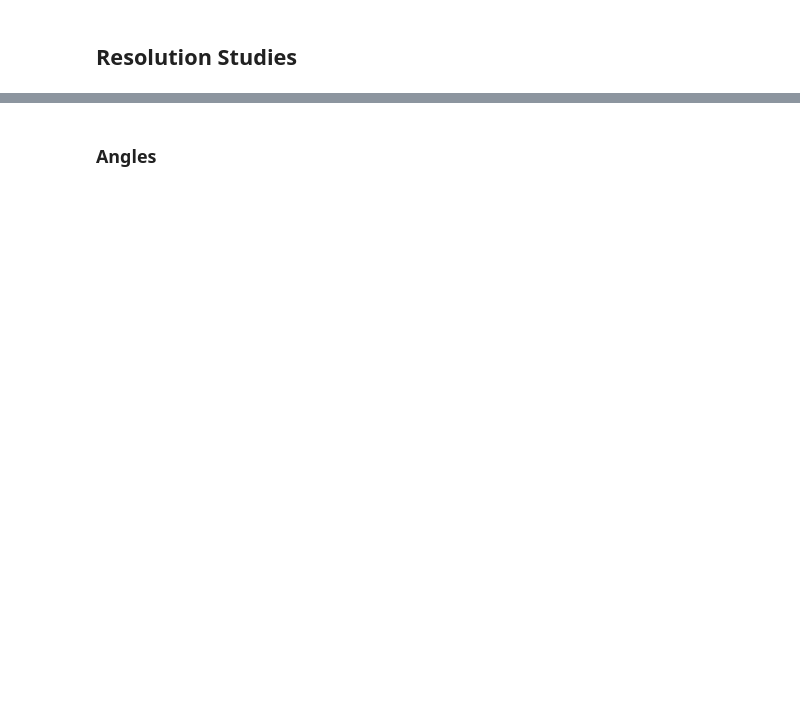
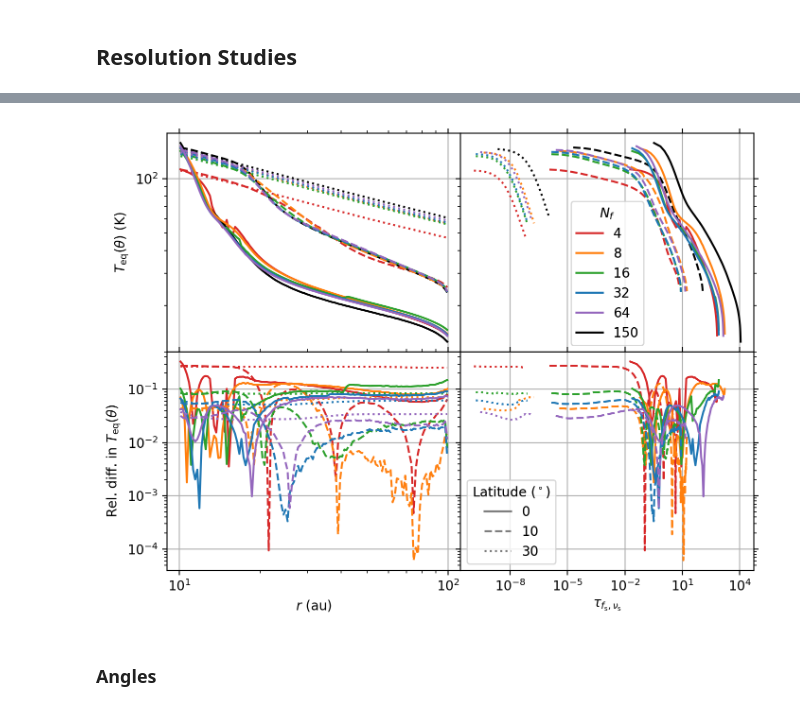
Before and after one commit to sabaronett/rad-hydro, a Jupyter notebook: ipynb/ManuscriptFigures.ipynb, the cells around one changed output, grey strips where cells are left out. Drawn from its saved outputs; the diff is of its cells as text; code cells hidden in the pictures; blank space fills up the shorter version.

```diff
--- a/ipynb/ManuscriptFigures.ipynb
+++ b/ipynb/ManuscriptFigures.ipynb
@@ -1753,2 +1764,97 @@ plt.savefig('figs/optimized_profiles.pdf', bbox_inches='tight', pad_inches=0.01)
+# %%
+#===============================================================================
+import matplotlib.colors
+import matplotlib.pyplot as plt
+import numpy as np
+import sys
+sys.path.insert(0, '/home/stanley/github/PrincetonUniversity/athena/vis/python')
+import athena_read
+
+# Constants, units, conversions
+arad    = 7.565733250033928e-15
+c_speed = 2.99792458e10  # // speed of light
+rad2deg = 180/np.pi      # [deg]
+au      = 1.495978707e13 # astronomical unit [cm]
+
+# Prepare plots
+fig, axs = plt.subplots(nrows=2, ncols=2, sharex='col', sharey='row',
+                        figsize=(8, 6), dpi=200)
+tab_colors = ['tab:red', 'tab:orange', 'tab:green', 'tab:blue', 'tab:purple']
+lss = ['solid', 'dashed', 'dotted']
+theta_degs = [90, 80, 60]
+c_solns, ls_thetas, ref_soln = [], [], []
+
+# RADMC-3D
+base = '/home/stanley/github/sabaronett/rad-hydro/radmc3d'
+run = 'dsharp_abs-sca'
+path = f'{base}/{run}'
+grid = np.load(f'{path}/amr_grid.npz', allow_pickle=True)['grid'][()]
+taux = np.load(f'{path}/taux.npz')['taux']
+dusttemp = np.load(f'{path}/dust_temperature.npz')['dusttemp']
+
+# Athena++
+problem_id = 'dsharp'
+base = '/home/stanley/github/sabaronett/rad-hydro/athena/dev/yanfeij/'\
+       +f'{problem_id}_abs-sca/nfreq'
+runs = ['4', '8', '16', '32', '64']
+bands = [3, 6, 13, 26, 54]
+for i, run in enumerate(runs):
+    path = f'{base}/{run}'
+    athinput = athena_read.athinput(f'{path}/athinput.{problem_id}')
+    nx1 = athinput['mesh']['nx1']
+    nx2 = athinput['mesh']['nx2']
+    nzeta = athinput['radiation']['nzeta']
+    nfreq = athinput['radiation']['n_frequency']
+    length_unit = athinput['radiation']['length_unit']
+    T_unit = athinput['radiation']['T_unit']
+    L_au = length_unit/au
+    dtheta = (athinput['mesh']['x2max'] - athinput['mesh']['x2min'])\
+            /athinput['mesh']['nx2']
+    athdf = athena_read.athdf(f'{path}/athdf/{problem_id}.out1.00001.athdf')
+    dtau = athdf[f'Sigma_a_{bands[i]}'][0]*np.diff(athdf['x1f'])
+    tau = np.cumsum(dtau, axis=1)
+    T_field = athdf['press'][0]/athdf['rho'][0]
+    for th, theta_deg in enumerate(theta_degs):
+        j = int(theta_deg/rad2deg/dtheta)
+        rel_diff_T = 2*np.abs(T_field[j, :]*T_unit - dusttemp[:,j,0,0])\
+                        /(T_field[j, :]*T_unit + dusttemp[:,j,0,0])
+        axs[0][0].plot(athdf['x1v']*L_au, T_field[j, :]*T_unit,
+                       color=tab_colors[i], ls=lss[th])
+        axs[0][1].plot(tau[j, :], T_field[j, :]*T_unit, color=tab_colors[i],
+                       ls=lss[th])
+        axs[1][0].plot(athdf['x1v']*L_au, rel_diff_T, color=tab_colors[i],
+                       ls=lss[th])
+        axs[1][1].plot(tau[j, :], rel_diff_T, color=tab_colors[i], ls=lss[th])
+        if i == 0:
+            axs[0][0].plot(grid.x/au, dusttemp[:,j,0,0], color='black',
+                           ls=lss[th])
+            axs[0][1].plot(taux[:,j,0], dusttemp[:,j,0,0], color='black',
+                           ls=lss[th])
+            ls_thetas.append(axs[0][1].plot([], [], color='tab:gray',
+                             ls=lss[th], label=rf'${90-theta_deg}$')[0])
+    c_solns.append(axs[1][1].plot([], [], color=tab_colors[i],
+                   label=f'{run}')[0])
+c_solns.append(axs[1][1].plot([], [], color='black', label='150')[0])
+
+# Plot ghost points for colorless line style and add legends
+axs[1][1].add_artist(axs[1][1].legend(framealpha=0.56, handles=ls_thetas,
+                                      title=r'Latitude ($^\circ)$'))
+axs[0][1].add_artist(axs[0][1].legend(framealpha=0.56, handles=c_solns,
+                                      title='$N_f$'))
+
+# Format (sub)plots
+for ax in axs.flat:
+  ax.grid()
+  ax.minorticks_on()
+  ax.set(xscale='log', yscale='log')
+  ax.tick_params(axis='both', which='both', top=True, right=True)
+axs[0][0].set(ylabel=r'$T_\mathrm{eq}(\theta)$ (K)')
+axs[1][0].set(xlabel=r'$r$ (au)',
+              ylabel=r'Rel. diff. in $T_\mathrm{eq}(\theta)$')
+axs[1][1].set(xlabel=r'$\tau_{f_\mathrm{s},\nu_\mathrm{s}}$')
+plt.subplots_adjust(hspace=0, wspace=0)
+plt.savefig('figs/nfreq.pdf', bbox_inches='tight', pad_inches=0.01)
+# %% [output]
+[figure, added]
 # %% [markdown]
 ### Angles
```
Also changed, not shown: parts of 15 cells of this notebook.
